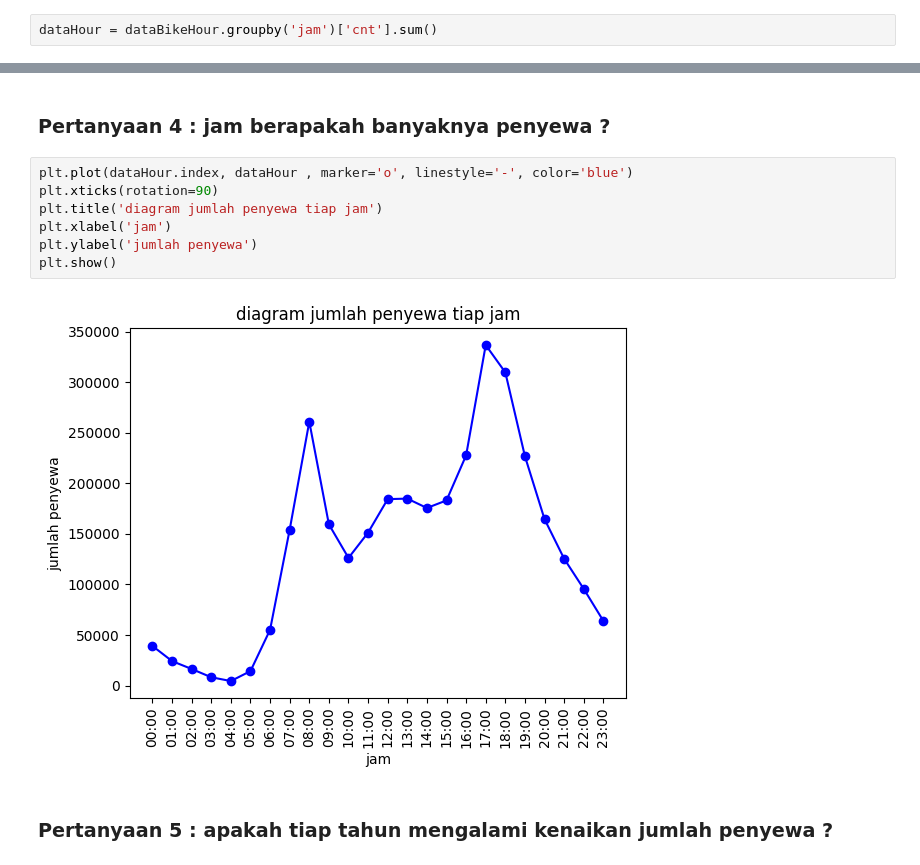
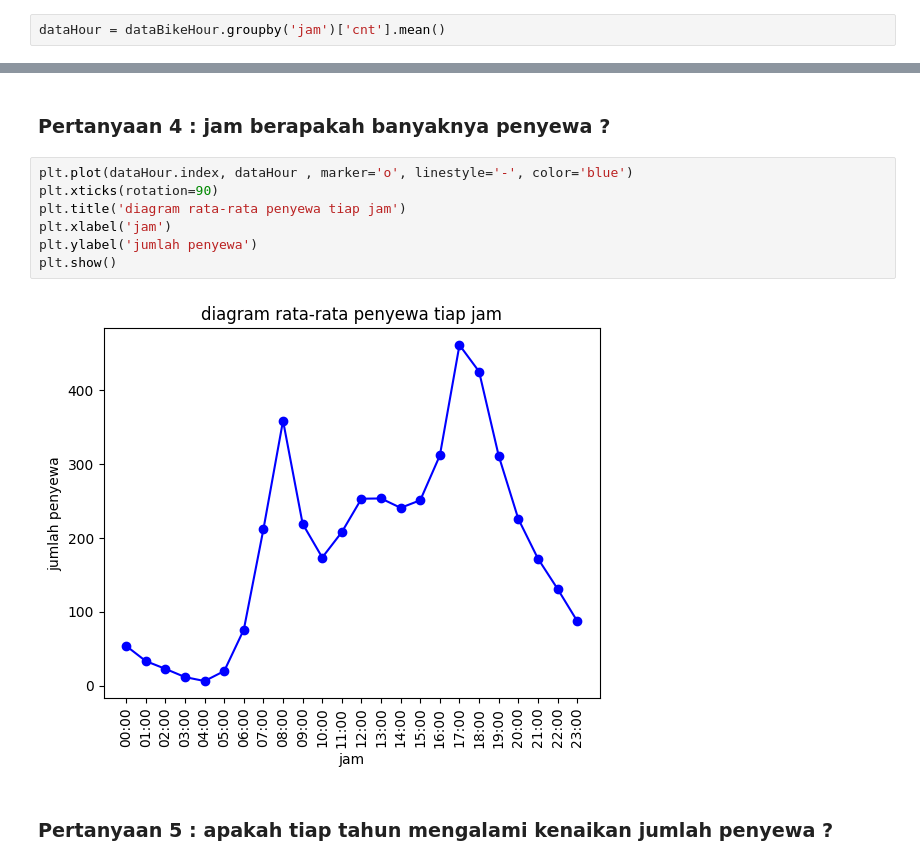
Before and after one commit to ardifjar443/DataScience-beginner, a Jupyter notebook: Tugas Penyewaan Sepeda.ipynb, the cells around one changed output, grey strips where cells are left out. Drawn from its saved outputs; the diff is of its cells as text.

```diff
--- a/Tugas Penyewaan Sepeda.ipynb
+++ b/Tugas Penyewaan Sepeda.ipynb
@@ -207,7 +207,7 @@ dataPertahun = dataBike.groupby('tahun')['cnt'].sum()
 # %% [markdown]
 #### mengelompokan jam dan jumlahnya penyewa
 # %%
-dataHour = dataBikeHour.groupby('jam')['cnt'].sum()
+dataHour = dataBikeHour.groupby('jam')['cnt'].mean()
 # %% [markdown]
 #### mengelompokan musim dan jumlahnya penyewa
 - melakukan sort dari terkecil ke terbanyak
@@ -327,12 +327,12 @@ plt.show()
 # %%
 plt.plot(dataHour.index, dataHour , marker='o', linestyle='-', color='blue')
 plt.xticks(rotation=90)
-plt.title('diagram jumlah penyewa tiap jam')
+plt.title('diagram rata-rata penyewa tiap jam')
 plt.xlabel('jam')
 plt.ylabel('jumlah penyewa')
 plt.show()
 # %% [output]
-[figure, old version]
+[figure, new version]
 # %% [markdown]
 ### Pertanyaan 5 : apakah tiap tahun mengalami kenaikan jumlah penyewa ?
 # %%
```
Also changed, not shown: parts of 13 cells of this notebook, 14 other files.
